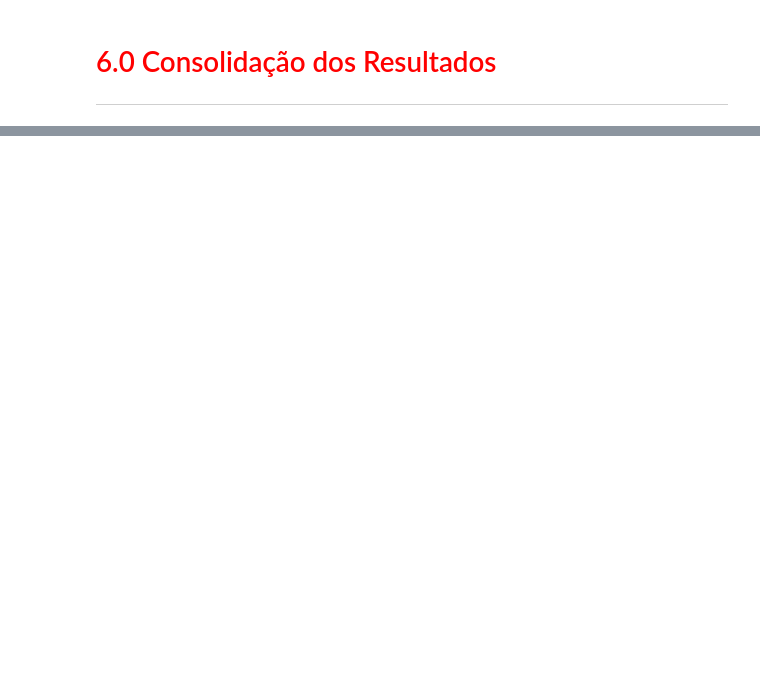
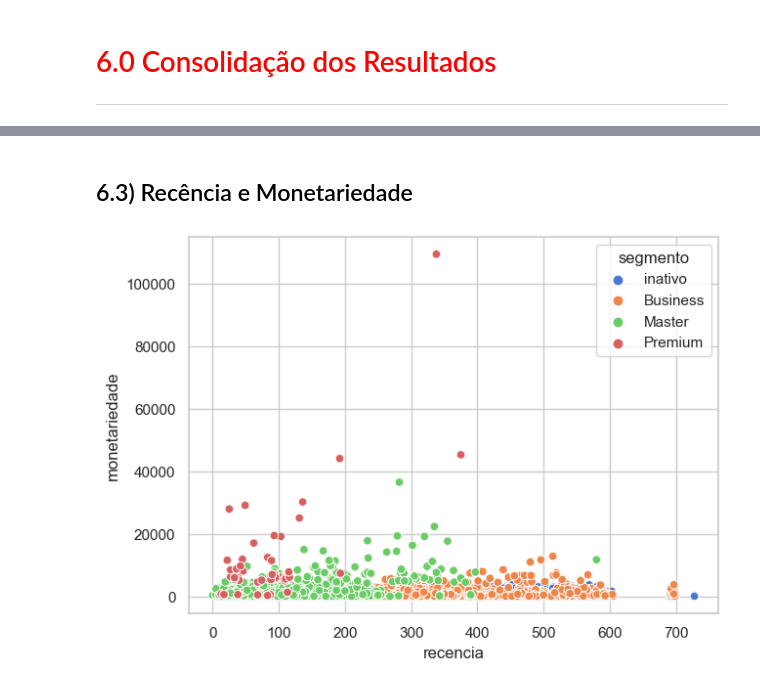
Before and after one commit to leonardovargas10/Modelo_Segmentacao_Clientes, a Jupyter notebook: segmentacao_clientes_marketing.ipynb, the cells around one changed output, grey strips where cells are left out. Saved outputs shown, nothing was run; the diff lists cells and outputs as text; code cells hidden in the pictures; blank space fills up the shorter version.

```diff
--- a/segmentacao_clientes_marketing.ipynb
+++ b/segmentacao_clientes_marketing.ipynb
@@ -1005,0 +1050,6 @@ Name: segmento, dtype: int64
+# %% [markdown]
+## 6.3) Recência e Monetariedade
+# %%
+plota_segmento('recencia', 'monetariedade', df_rfm)
+# %% [output]
+[figure, added]
```
Also changed, not shown: parts of 31 cells of this notebook.
